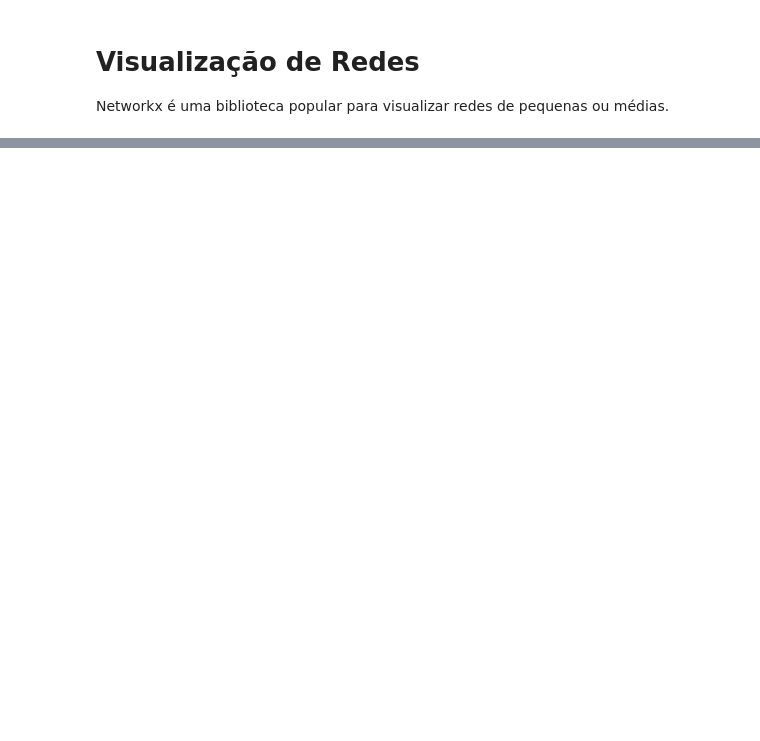
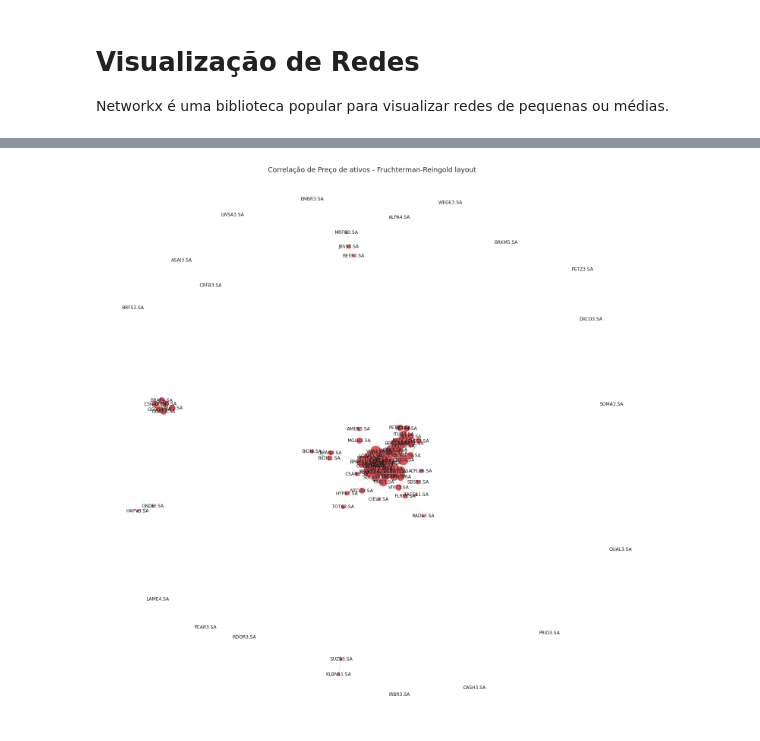
Before and after one commit to maiaufrrj/BRtrading, a Jupyter notebook: All_Assets_IBOV.ipynb, the cells around one changed output, grey strips where cells are left out. Saved outputs shown, nothing was run; the diff lists cells and outputs as text; code cells hidden in the pictures; blank space fills up the shorter version.

```diff
--- a/All_Assets_IBOV.ipynb
+++ b/All_Assets_IBOV.ipynb
@@ -70,0 +265,9 @@ print(nx.info(G0))
+# %%
+# draw improved graph
+nx.draw(Gx, pos=nx.fruchterman_reingold_layout(Gx), with_labels=True,
+        node_size=node_size, node_color="#e1575c", edge_color=edge_colours,
+       width = edge_width)
+plt.title("Correlação de Preço de ativos - Fruchterman-Reingold layout",fontdict=font_dict)
+plt.show()
+# %% [output]
+[figure, added]
```
Also changed, not shown: parts of 27 cells of this notebook.
